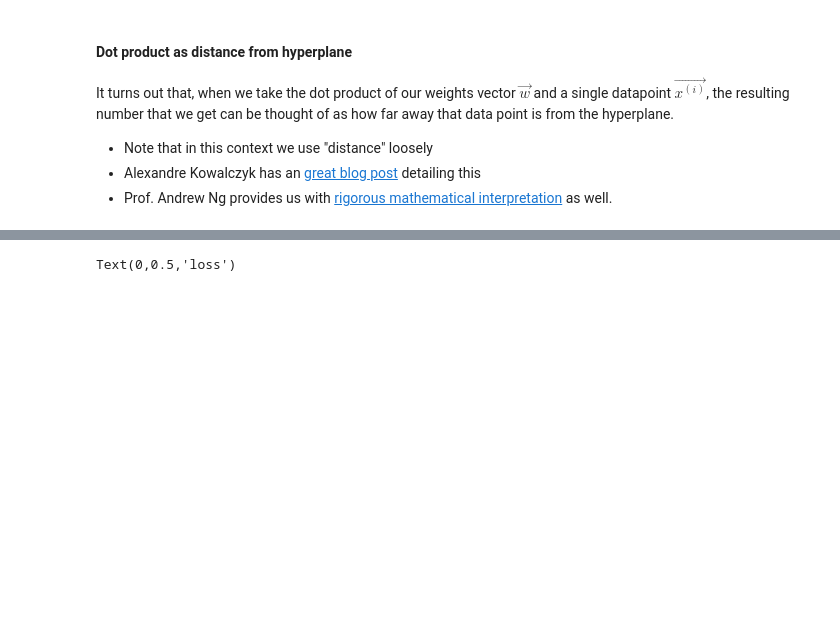
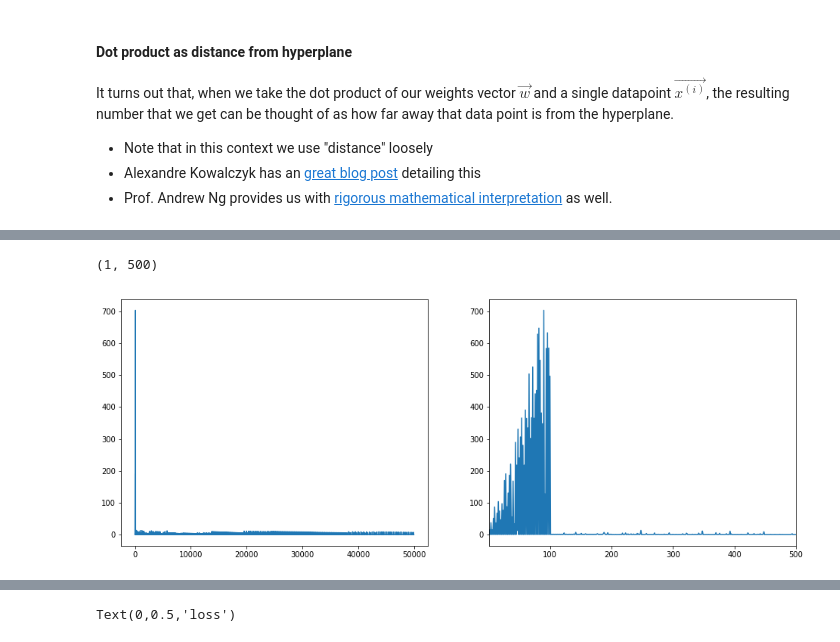
Before and after one commit to collinprather/Big-Data-Ignite-2018, a Jupyter notebook: Support_Vector_Machines/SVM_scratch.ipynb, the cells around one changed output, grey strips where cells are left out. Saved outputs shown, nothing was run; the diff lists cells and outputs as text; code cells hidden in the pictures; blank space fills up the shorter version.

```diff
--- a/Support_Vector_Machines/SVM_scratch.ipynb
+++ b/Support_Vector_Machines/SVM_scratch.ipynb
@@ -207,0 +252,11 @@ array([  2.12889977e-03,  -3.55624119e+00,  -2.75181965e+00])
+# %%
+fig, (ax1, ax2) = plt.subplots(1,2, figsize=(16,6))
+
+x_vals = np.linspace(0, 49900, 49900)
+ax1.plot(x_vals, loss_hist)
+
+ax2.plot(x_vals, loss_hist)
+ax2.set_xlim(1, 500)
+# %% [output]
+(1, 500)
+[figure, added]
```
Also changed, not shown: parts of 12 cells of this notebook, 8 other files.
